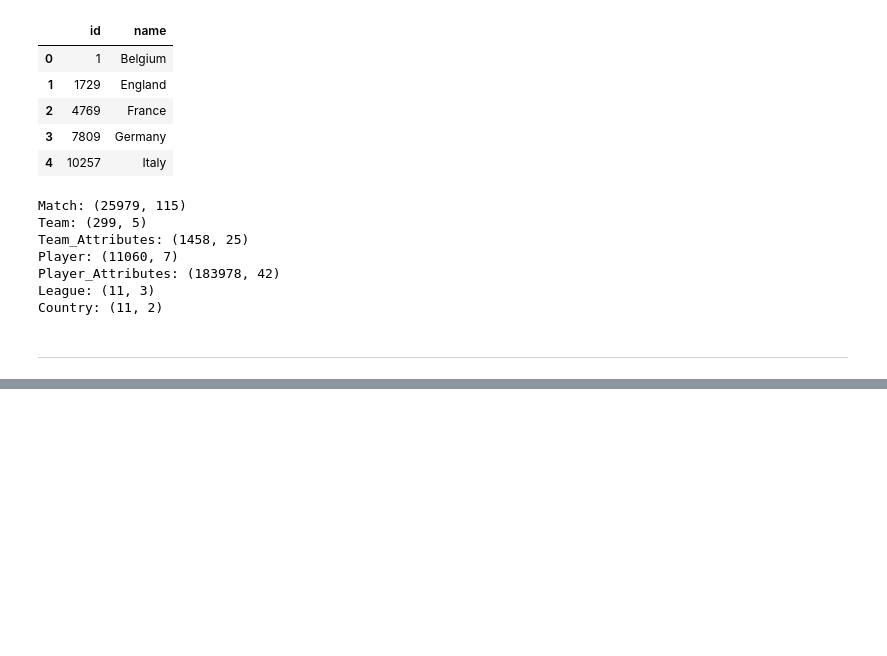
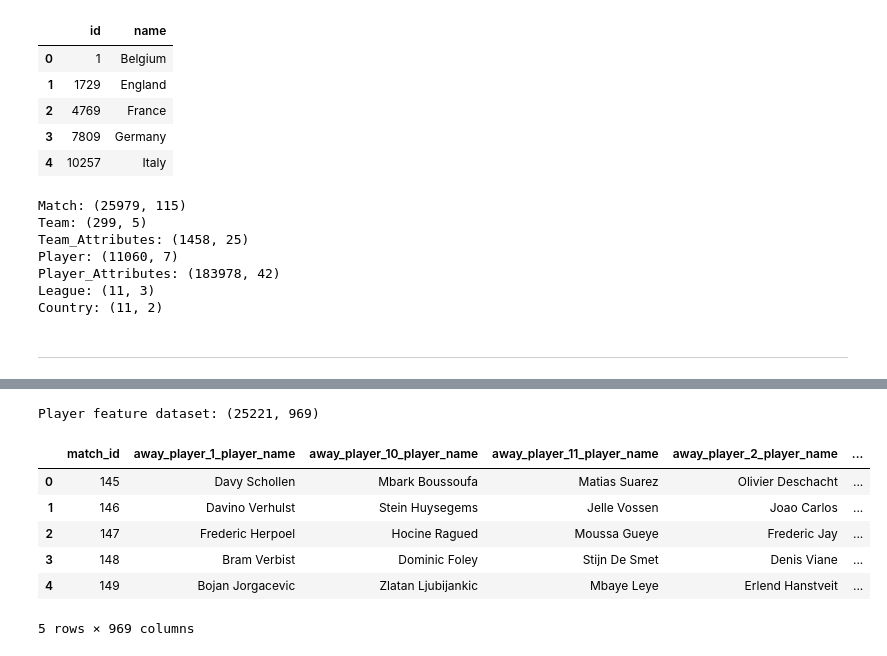
Before and after one commit to Aalli-Talpur/football-match-outcome-prediction, a Jupyter notebook: Notebook/04_Dataset_V2_Feature_Engineering_and_Experimentation.ipynb, the cells around one changed output, grey strips where cells are left out. Cells and saved outputs as stored; diff of their text form; code cells hidden in the pictures; blank space fills up the shorter version.

```diff
--- a/Notebook/04_Dataset_V2_Feature_Engineering_and_Experimentation.ipynb
+++ b/Notebook/04_Dataset_V2_Feature_Engineering_and_Experimentation.ipynb
@@ -123,0 +436,45 @@ Country: (11, 2)
+# %%
+# Select player features
+player_features = [
+    "player_name",
+    "birthday",
+    "height",
+    "weight",
+    "age_at_match",
+    "attributes_date"
+]
+
+player_features += [
+    col for col in player_attrs.columns
+    if col not in [
+        "player_api_id",
+        "attributes_date",
+        "attribute_record_id"
+    ]
+]
+
+# Restore one row per match
+player_wide = player_lineups.set_index(
+    ["match_id", "position"]
+)[player_features].unstack("position")
+
+# Rename columns
+player_wide.columns = [
+    f"{position}_{feature}"
+    for feature, position in player_wide.columns
+]
+
+player_wide = player_wide.reset_index()
+
+print("Player feature dataset:", player_wide.shape)
+
+player_wide.head()
+# %% [output]
+Player feature dataset: (25221, 969)
+|  | match_id | away_player_1_player_name | away_player_10_player_name | away_player_11_player_name | away_player_2_player_name | ... |
+| 0 | 145 | Davy Schollen | Mbark Boussoufa | Matias Suarez | Olivier Deschacht | ... |
+| 1 | 146 | Davino Verhulst | Stein Huysegems | Jelle Vossen | Joao Carlos | ... |
+| 2 | 147 | Frederic Herpoel | Hocine Ragued | Moussa Gueye | Frederic Jay | ... |
+| 3 | 148 | Bram Verbist | Dominic Foley | Stijn De Smet | Denis Viane | ... |
+| 4 | 149 | Bojan Jorgacevic | Zlatan Ljubijankic | Mbaye Leye | Erlend Hanstveit | ... |
+5 rows × 969 columns
```
Also changed, not shown: parts of 22 cells of this notebook.
